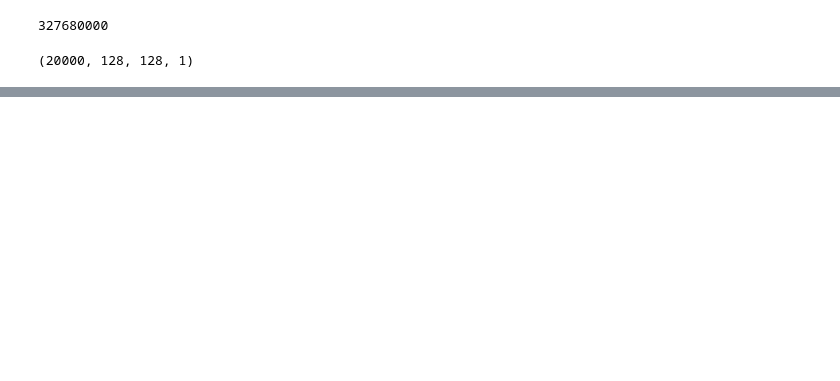
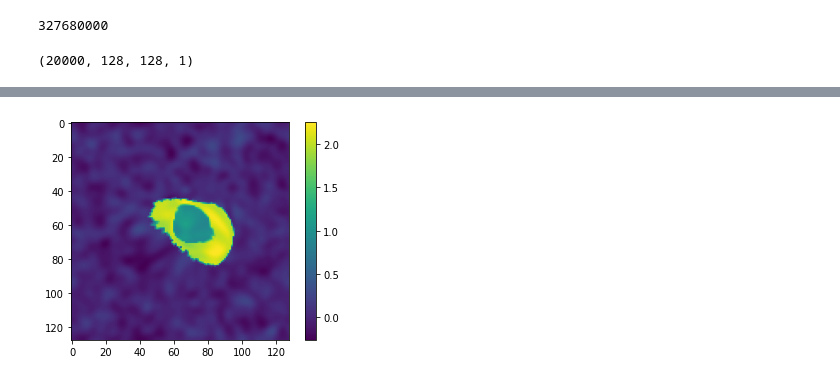
Before and after one commit to HastingsGreer/InverseConsistency, a Jupyter notebook: notebooks/CreateSunnysidePickle.py.ipynb, the cells around one changed output, grey strips where cells are left out. Drawn from its saved outputs; the diff is of its cells as text; code cells hidden in the pictures; blank space fills up the shorter version.

```diff
--- a/notebooks/CreateSunnysidePickle.py.ipynb
+++ b/notebooks/CreateSunnysidePickle.py.ipynb
@@ -39,0 +40,7 @@ plt.show()
+# %%
+N += 1
+plt.imshow(ars2[N, :, :, 0], interpolation=None)
+plt.colorbar()
+plt.show()
+# %% [output]
+[figure, added]
```
Also changed, not shown: parts of 3 cells of this notebook, 2 other files.
